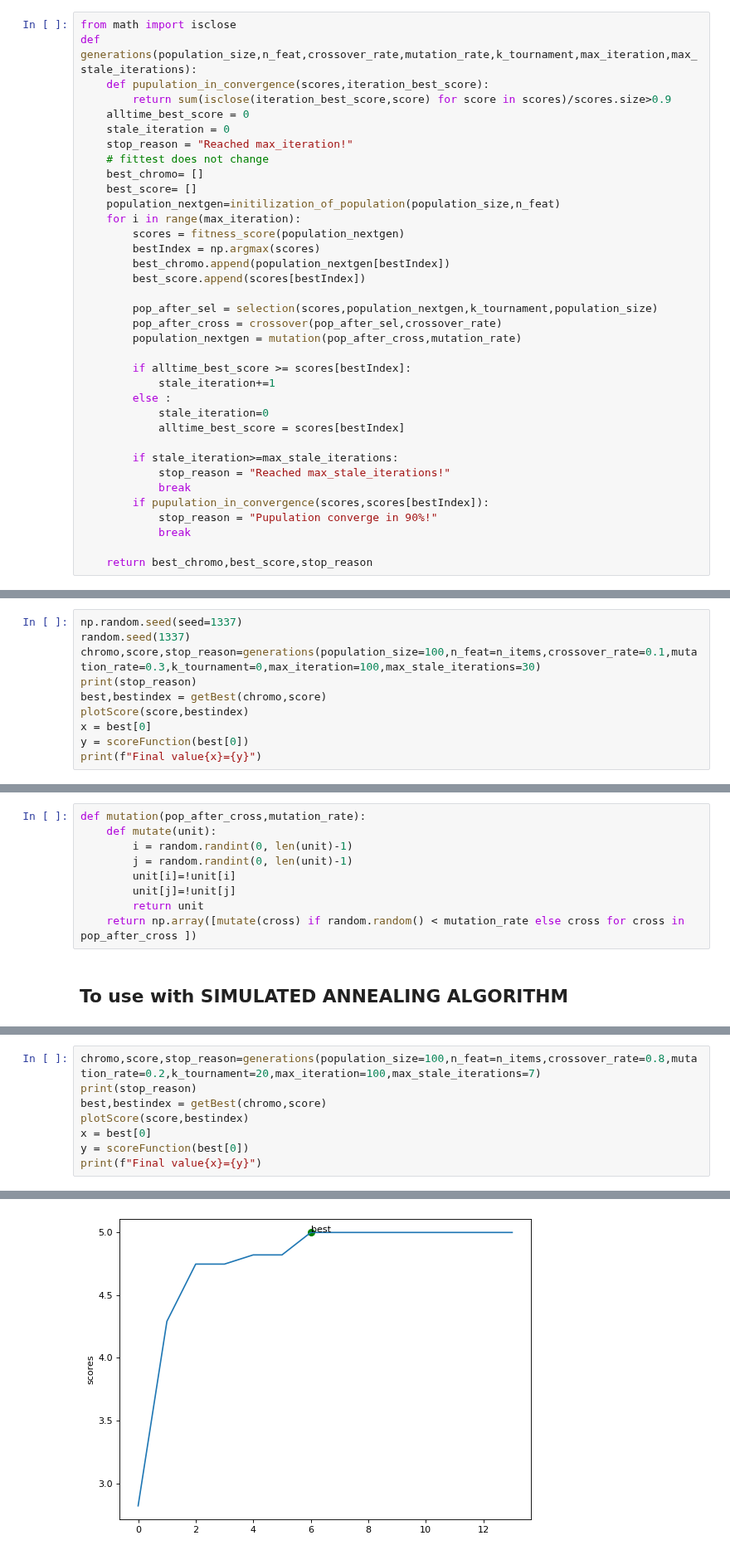
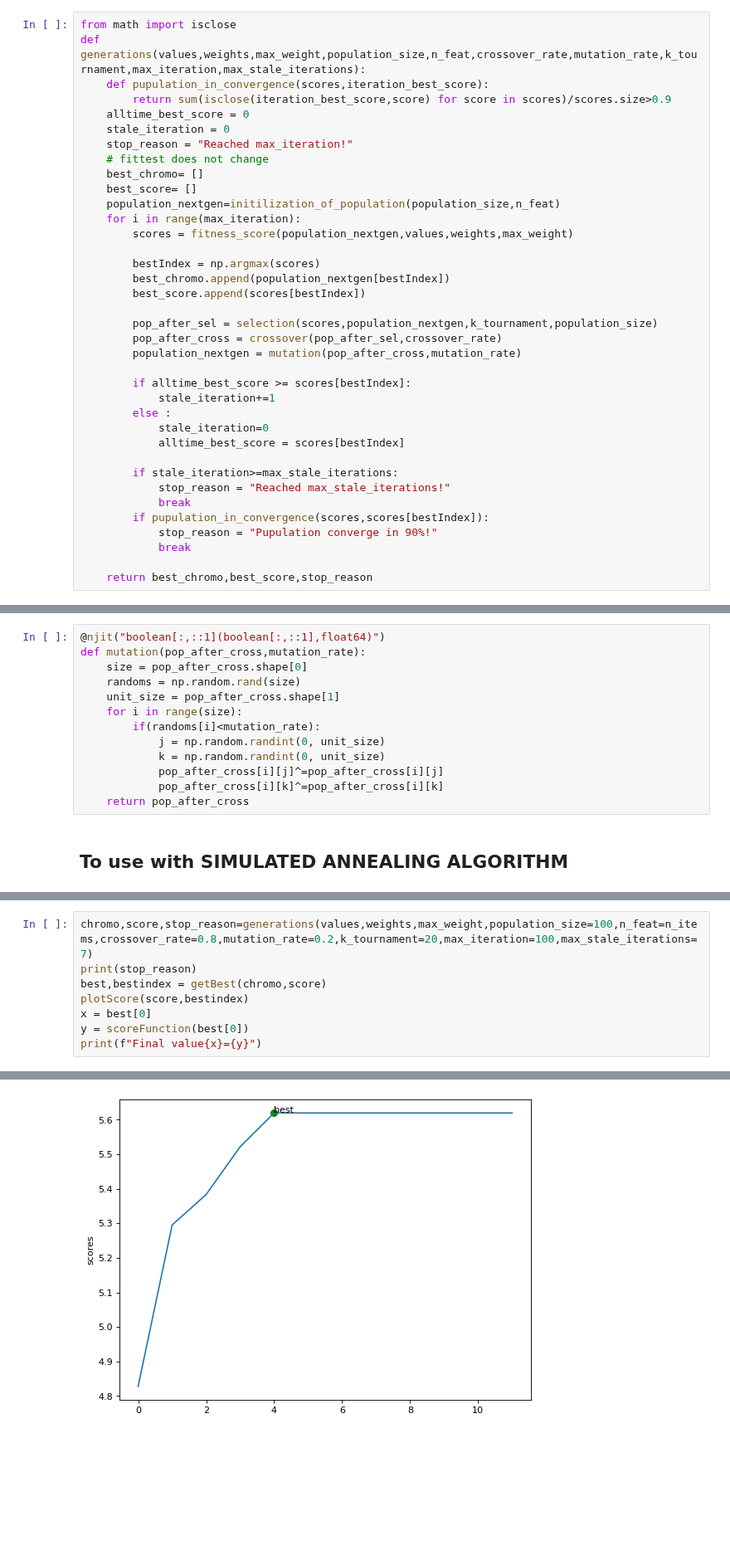
Before and after one commit to Vergenter/mswum, a Jupyter notebook: geneticAlgorithImplementation.ipynb, the cells around one changed output, grey strips where cells are left out. Shown at 83% size. Saved outputs shown, nothing was run; the diff lists cells and outputs as text; blank space fills up the shorter version.

```diff
--- a/geneticAlgorithImplementation.ipynb
+++ b/geneticAlgorithImplementation.ipynb
@@ -53,7 +62,7 @@ def mutation(pop_after_cross,mutation_rate):
 *  90% of the population fall within convergence of the fittest individual
 # %%
 from math import isclose
-def generations(population_size,n_feat,crossover_rate,mutation_rate,k_tournament,max_iteration,max_stale_iterations):
+def generations(values,weights,max_weight,population_size,n_feat,crossover_rate,mutation_rate,k_tournament,max_iteration,max_stale_iterations):
     def pupulation_in_convergence(scores,iteration_best_score):
         return sum(isclose(iteration_best_score,score) for score in scores)/scores.size>0.9
     alltime_best_score = 0
@@ -64,7 +73,8 @@ def generations(population_size,n_feat,crossover_rate,mutation_rate,k_tournament
     best_score= []
     population_nextgen=initilization_of_population(population_size,n_feat)
     for i in range(max_iteration):
-        scores = fitness_score(population_nextgen)
+        scores = fitness_score(population_nextgen,values,weights,max_weight)
+
         bestIndex = np.argmax(scores)
         best_chromo.append(population_nextgen[bestIndex])
         best_score.append(scores[bestIndex])
@@ -103,13 +113,3 @@ def getBest(chromosomes,scores):
     best = max(zip(chromosomes,scores), key=itemgetter(1))
     bestindex = scores.index(best[1])
     return best,bestindex
-# %%
-np.random.seed(seed=1337)
-random.seed(1337)
-chromo,score,stop_reason=generations(population_size=100,n_feat=n_items,crossover_rate=0.1,mutation_rate=0.3,k_tournament=0,max_iteration=100,max_stale_iterations=30)
-print(stop_reason)
-best,bestindex = getBest(chromo,score)
-plotScore(score,bestindex)
-x = best[0]
-y = scoreFunction(best[0])
-print(f"Final value{x}={y}")
@@ -133,11 +170,15 @@ def selection(scores,population_nextgen,k,population_size):
-# %%
-def mutation(pop_after_cross,mutation_rate):
-    def mutate(unit):
-        i = random.randint(0, len(unit)-1)
-        j = random.randint(0, len(unit)-1)
-        unit[i]=!unit[i]
-        unit[j]=!unit[j]
-        return unit
-    return np.array([mutate(cross) if random.random() < mutation_rate else cross for cross in pop_after_cross ])
+# %%
+@njit("boolean[:,::1](boolean[:,::1],float64)")
+def mutation(pop_after_cross,mutation_rate):
+    size = pop_after_cross.shape[0]
+    randoms = np.random.rand(size)
+    unit_size = pop_after_cross.shape[1]
+    for i in range(size):
+        if(randoms[i]<mutation_rate):
+            j = np.random.randint(0, unit_size)
+            k = np.random.randint(0, unit_size)
+            pop_after_cross[i][j]^=pop_after_cross[i][j]
+            pop_after_cross[i][k]^=pop_after_cross[i][k]
+    return pop_after_cross
 # %% [markdown]
 ## To use with SIMULATED ANNEALING ALGORITHM
@@ -144,11 +332,11 @@ def mutation(pop_after_cross,mutation_rate):
 # %%
-chromo,score,stop_reason=generations(population_size=100,n_feat=n_items,crossover_rate=0.8,mutation_rate=0.2,k_tournament=20,max_iteration=100,max_stale_iterations=7)
+chromo,score,stop_reason=generations(values,weights,max_weight,population_size=100,n_feat=n_items,crossover_rate=0.8,mutation_rate=0.2,k_tournament=20,max_iteration=100,max_stale_iterations=7)
 print(stop_reason)
 best,bestindex = getBest(chromo,score)
 plotScore(score,bestindex)
 x = best[0]
 y = scoreFunction(best[0])
 print(f"Final value{x}={y}")
 # %% [output]
 Reached max_stale_iterations!
-[figure, old version]
+[figure, new version]
```
Also changed, not shown: parts of 20 cells of this notebook, 5 other files.
